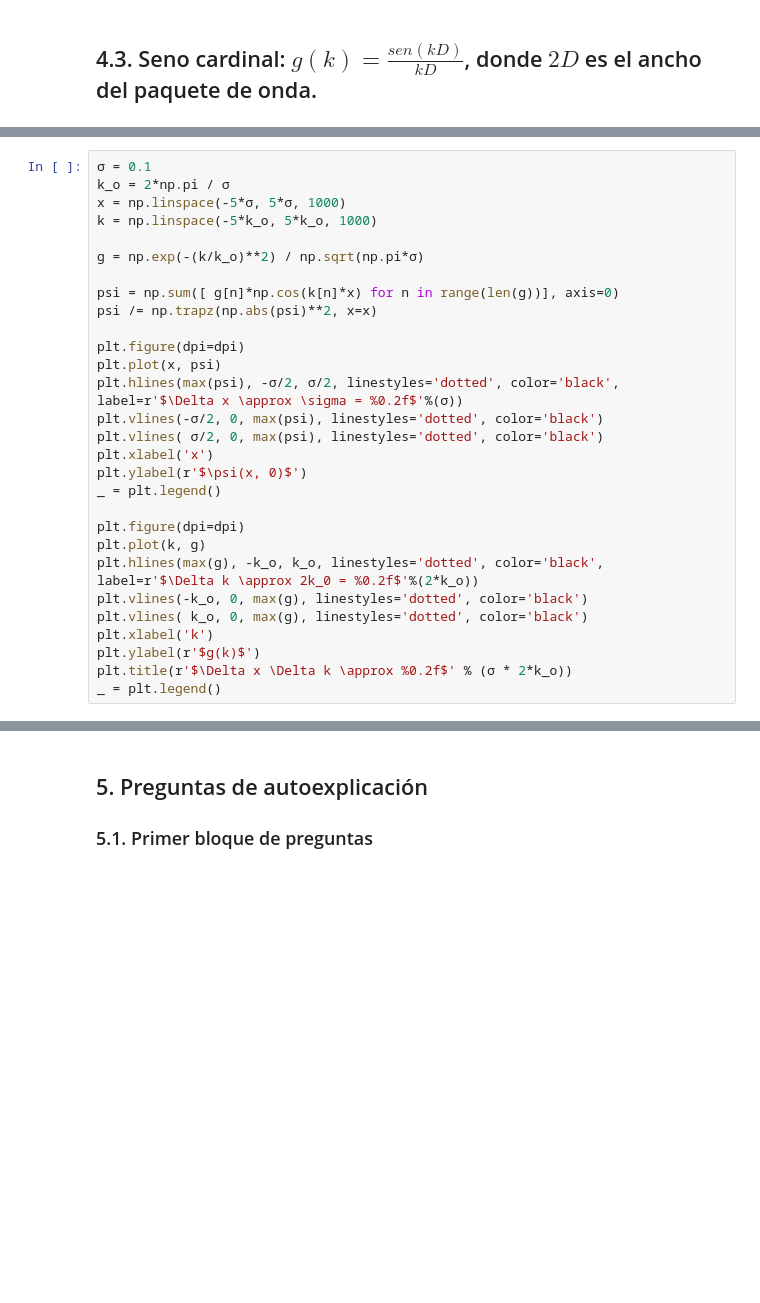
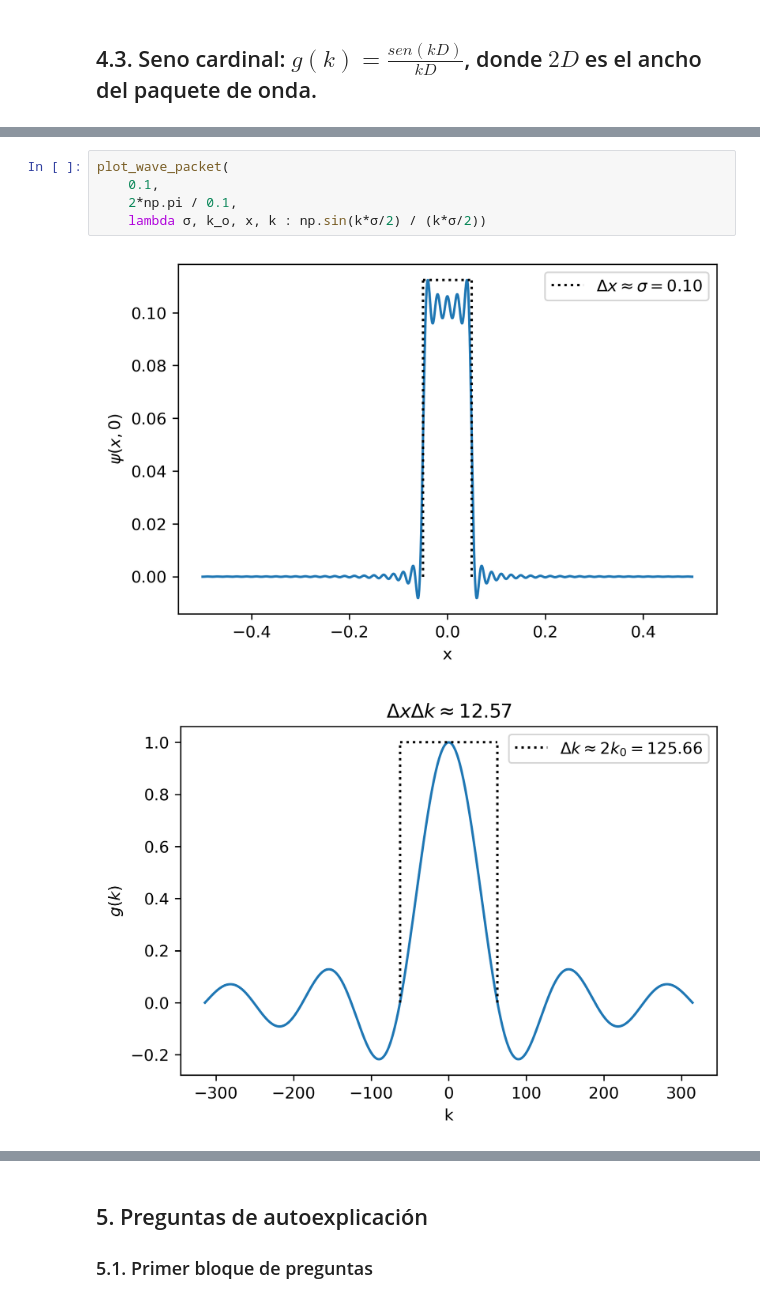
Before and after one commit to davidalejandromiranda/QuantumMechanics, a Jupyter notebook: notebooks/es_PaqueteDeOnda.ipynb, the cells around one changed output, grey strips where cells are left out. Cells and saved outputs as stored; diff of their text form; blank space fills up the shorter version.

```diff
--- a/notebooks/es_PaqueteDeOnda.ipynb
+++ b/notebooks/es_PaqueteDeOnda.ipynb
@@ -88,29 +66,0 @@ _ = plt.legend()
-# %%
-σ = 0.1
-k_o = 2*np.pi / σ
-x = np.linspace(-5*σ, 5*σ, 1000)
-k = np.linspace(-5*k_o, 5*k_o, 1000)
-
-g = np.exp(-(k/k_o)**2) / np.sqrt(np.pi*σ)
-
-psi = np.sum([ g[n]*np.cos(k[n]*x) for n in range(len(g))], axis=0)
-psi /= np.trapz(np.abs(psi)**2, x=x)
-
-plt.figure(dpi=dpi)
-plt.plot(x, psi)
-plt.hlines(max(psi), -σ/2, σ/2, linestyles='dotted', color='black', label=r'$\Delta x \approx \sigma = %0.2f$'%(σ))
-plt.vlines(-σ/2, 0, max(psi), linestyles='dotted', color='black')
-plt.vlines( σ/2, 0, max(psi), linestyles='dotted', color='black')
-plt.xlabel('x')
-plt.ylabel(r'$\psi(x, 0)$')
-_ = plt.legend()
-
-plt.figure(dpi=dpi)
-plt.plot(k, g)
-plt.hlines(max(g), -k_o, k_o, linestyles='dotted', color='black', label=r'$\Delta k \approx 2k_0 = %0.2f$'%(2*k_o))
-plt.vlines(-k_o, 0, max(g), linestyles='dotted', color='black')
-plt.vlines( k_o, 0, max(g), linestyles='dotted', color='black')
-plt.xlabel('k')
-plt.ylabel(r'$g(k)$')
-plt.title(r'$\Delta x \Delta k \approx %0.2f$' % (σ * 2*k_o))
-_ = plt.legend()
@@ -119,0 +67,8 @@ _ = plt.legend()
+# %%
+plot_wave_packet(
+    0.1,
+    2*np.pi / 0.1,
+    lambda σ, k_o, x, k : np.sin(k*σ/2) / (k*σ/2))
+# %% [output]
+[figure, added]
+[figure, added]
```
Also changed, not shown: parts of 6 cells of this notebook.
